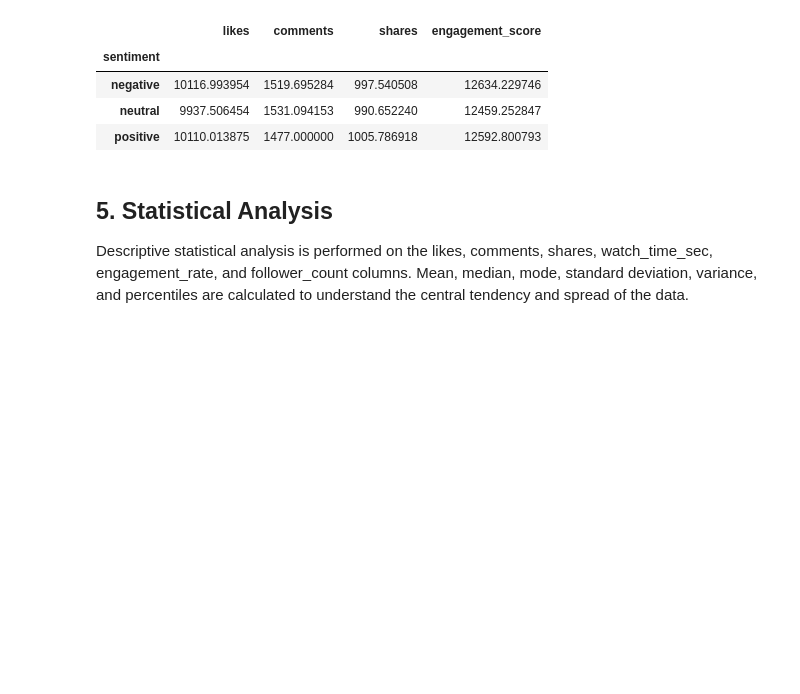
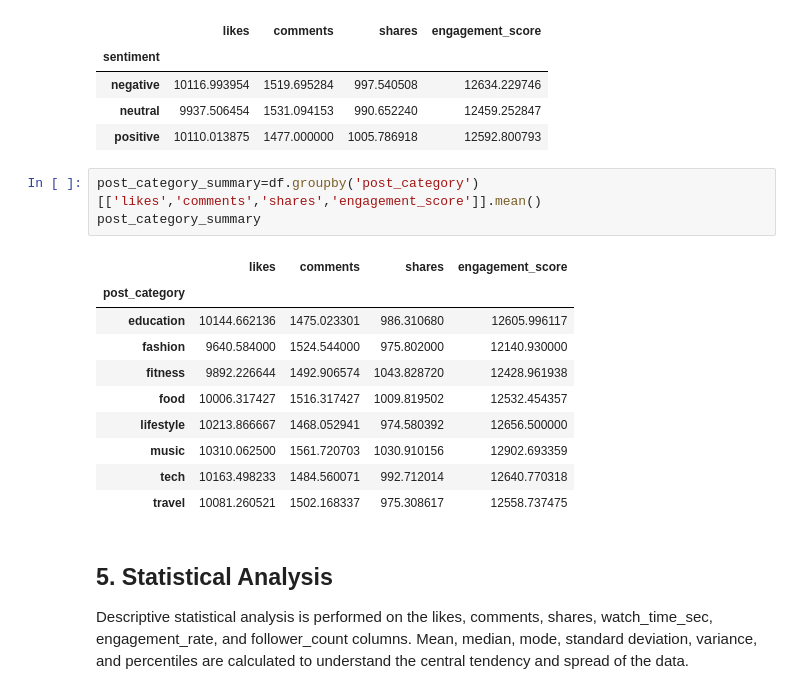
Before and after one commit to gowriv05/Python_Project_Socialmedia_engagement, a Jupyter notebook: Python_project_socialmedia_engagement.ipynb, the cells around one changed output. Drawn from its saved outputs; the diff is of its cells as text; blank space fills up the shorter version.

```diff
--- a/Python_project_socialmedia_engagement.ipynb
+++ b/Python_project_socialmedia_engagement.ipynb
@@ -436,6 +453,20 @@ sentiment_summary
 | negative | 10116.993954 | 1519.695284 | 997.540508 | 12634.229746 |
 | neutral | 9937.506454 | 1531.094153 | 990.652240 | 12459.252847 |
 | positive | 10110.013875 | 1477.000000 | 1005.786918 | 12592.800793 |
+# %%
+post_category_summary=df.groupby('post_category')[['likes','comments','shares','engagement_score']].mean()
+post_category_summary
+# %% [output]
+|  | likes | comments | shares | engagement_score |
+| post_category |  |  |  |  |
+| education | 10144.662136 | 1475.023301 | 986.310680 | 12605.996117 |
+| fashion | 9640.584000 | 1524.544000 | 975.802000 | 12140.930000 |
+| fitness | 9892.226644 | 1492.906574 | 1043.828720 | 12428.961938 |
+| food | 10006.317427 | 1516.317427 | 1009.819502 | 12532.454357 |
+| lifestyle | 10213.866667 | 1468.052941 | 974.580392 | 12656.500000 |
+| music | 10310.062500 | 1561.720703 | 1030.910156 | 12902.693359 |
+| tech | 10163.498233 | 1484.560071 | 992.712014 | 12640.770318 |
+| travel | 10081.260521 | 1502.168337 | 975.308617 | 12558.737475 |
 # %% [markdown]
 ## 5. Statistical Analysis
 
```
Also changed, not shown: parts of 4 cells of this notebook.
